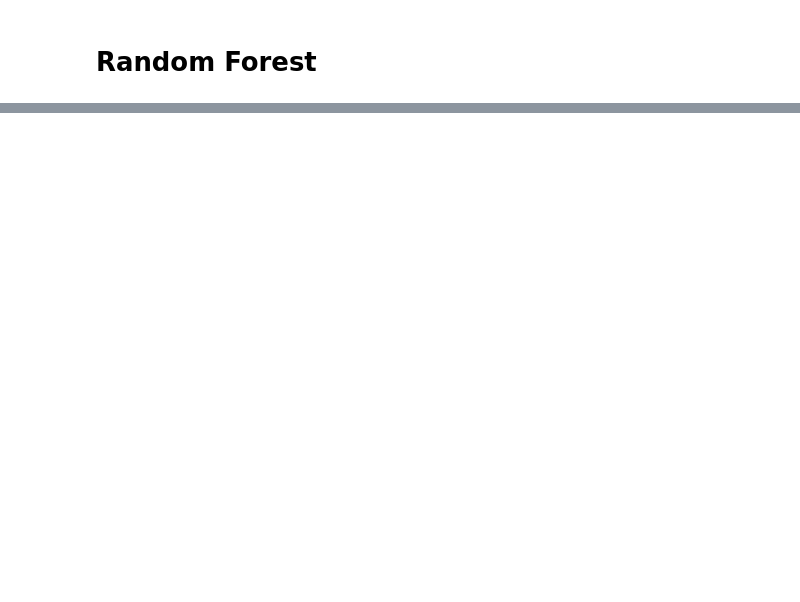
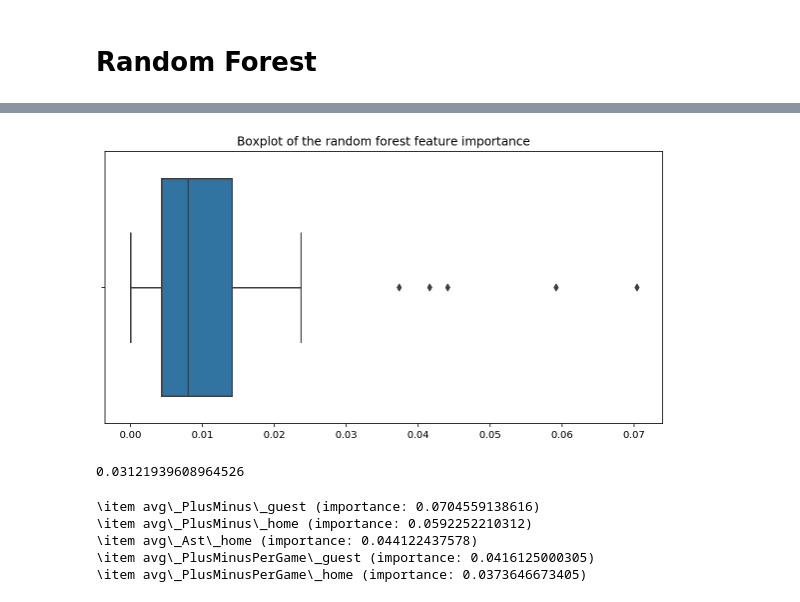
Before and after one commit to jgoerner/SportsPrediction, a Jupyter notebook: NBA/notebooks/2.2-model-building-second-iteration.ipynb, the cells around one changed output, grey strips where cells are left out. Saved outputs shown, nothing was run; the diff lists cells and outputs as text; code cells hidden in the pictures; blank space fills up the shorter version.

```diff
--- a/NBA/notebooks/2.2-model-building-second-iteration.ipynb
+++ b/NBA/notebooks/2.2-model-building-second-iteration.ipynb
@@ -205,0 +304,21 @@ log_loss(y_val, GS_RF.predict_proba(X_val))
+# %%
+sns.boxplot(importances)
+plt.title("Boxplot of the random forest feature importance")
+plt.savefig("results/2_2_random_forest_feature_importance.png");
+# %% [output]
+[figure, added]
+# %%
+np.percentile(importances, 95)
+# %% [output]
+0.03121939608964526
+# %%
+feats_rf = set()
+for imp, col in sorted([(imp, col) for (imp, col) in zip(importances, cols) if imp >= 0.03], reverse=True):
+    print("\item " + col.replace("_", "\_") + " (importance: " + str(imp) + ")")
+    feats_rf.add(col)
+# %% [output]
+\item avg\_PlusMinus\_guest (importance: 0.0704559138616)
+\item avg\_PlusMinus\_home (importance: 0.0592252210312)
+\item avg\_Ast\_home (importance: 0.044122437578)
+\item avg\_PlusMinusPerGame\_guest (importance: 0.0416125000305)
+\item avg\_PlusMinusPerGame\_home (importance: 0.0373646673405)
```
Also changed, not shown: parts of 14 cells of this notebook, 4 other files.
